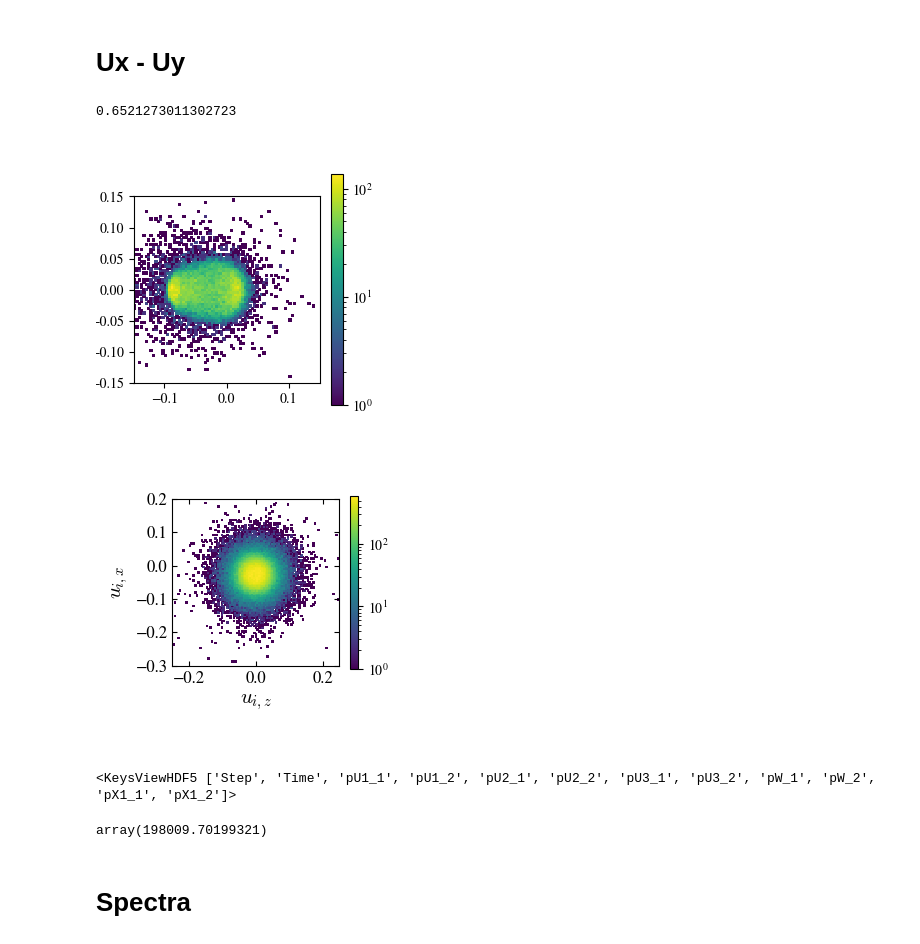
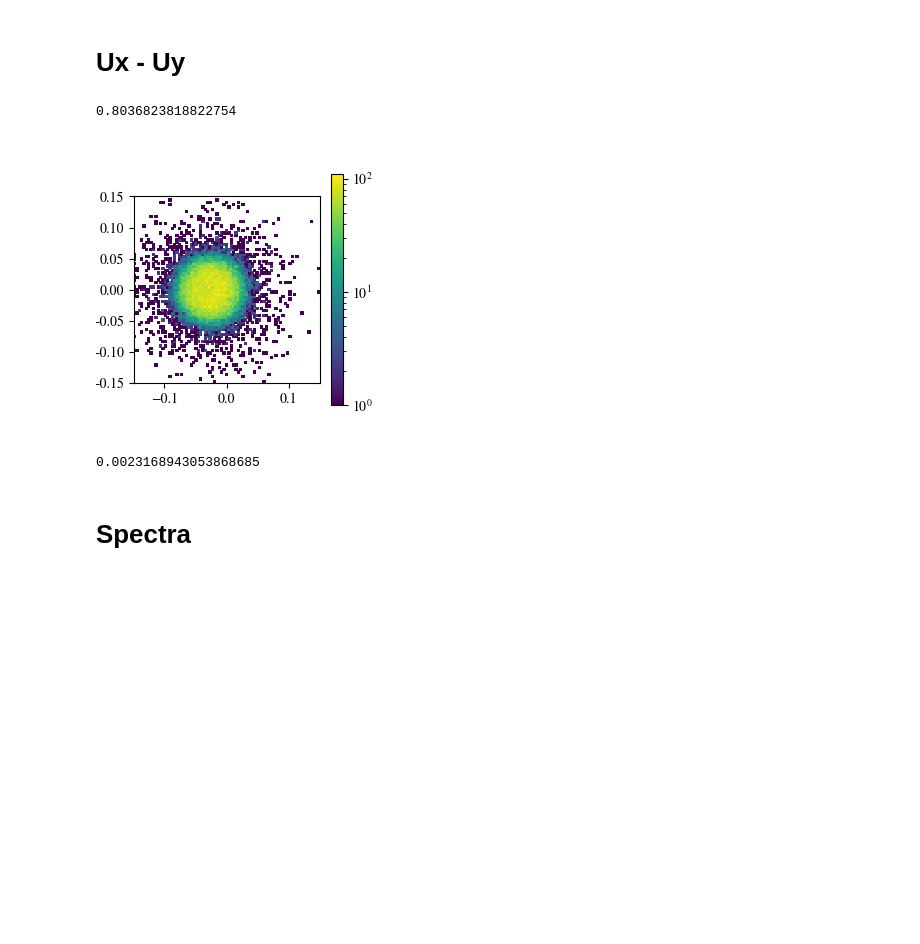
Before and after one commit to xwgong01/entity, a Jupyter notebook: FldMCP/Prtl.ipynb, the cells around one changed output. Drawn from its saved outputs; the diff is of its cells as text; code cells hidden in the pictures; blank space fills up the shorter version.

Commit message:
corrected the particle velocity reflected at right boundary

```diff
--- a/FldMCP/Prtl.ipynb
+++ b/FldMCP/Prtl.ipynb
@@ -21,7 +21,7 @@ fstick = 12
 def smooth( x, window_len=61, window='hanning', axis = -1):
     return filters.convolve1d(x, np.ones(window_len)/window_len, axis=axis)
 
-datafolder = '/travail/xgong/test_leaky/output/mi25-MA40_2'
+datafolder = '/travail/xgong/test_leaky/output/mi25-MA400'
 import re
 
 match = re.search(r'mi(\d+)', datafolder)
@@ -280,51 +280,50 @@ NameError: name 'x2' is not defined
 # Ux - Uy
 # %%
 plt.figure(figsize=(3,3))
-x = -1
+x = -2
 file = h5py.File(files[x], 'r')['Step0']
 u11 = np.array(file['pU1_1'])
 u12 = np.array(file['pU1_2'])
 u21 = np.array(file['pU2_1'])
 u22 = np.array(file['pU2_2'])
 u31 = np.array(file['pU3_1'])
 u32 = np.array(file['pU3_2'])
 x1 = np.array(file['pX1_1'])
 x2 = np.array(file['pX1_2'])
 # x2 = np.array(file['pX1_2'])
-idx = np.where((x2 > 1650) & (x2 < 1750))
+idx = np.where((x2 > 1600) & (x2 < 1800))
 plt.hist2d(u12[idx], u32[idx], bins = [np.linspace(-0.15,0.15,80),np.linspace(-0.15,0.15,80)], norm=matplotlib.colors.LogNorm())
 fig = plt.gca()
 fig.set_aspect(1)
 plt.colorbar()
 npart = idx[0].shape[0]
 nbeam = np.where(u12[idx] > -0.05)[0].shape[0]
 print(nbeam / npart)
 
-plt.figure(figsize=(3,3))
-idx = np.where((x2 > 1000) & (x2 < 1400))
-plt.hist2d(u32[idx],u12[idx], bins = [np.linspace(-0.25,0.25,100),np.linspace(-0.3,0.2,100)], norm=matplotlib.colors.LogNorm())
-fig = plt.gca()
-plt.ylabel(r"$u_{i,x}$", fontsize=15)
-plt.xlabel(r"$u_{i,z}$", fontsize=15)
-fig.set_aspect(1)
-plt.tight_layout()
-plt.colorbar(shrink=0.8)
+# plt.figure(figsize=(3,3))
+# idx = np.where((x2 > 1000) & (x2 < 1400))
+# plt.hist2d(u32[idx],u12[idx], bins = [np.linspace(-0.25,0.25,100),np.linspace(-0.3,0.2,100)], norm=matplotlib.colors.LogNorm())
+# fig = plt.gca()
+# plt.ylabel(r"$u_{i,x}$", fontsize=15)
+# plt.xlabel(r"$u_{i,z}$", fontsize=15)
+# fig.set_aspect(1)
+# plt.tight_layout()
+# plt.colorbar(shrink=0.8)
 
-plt.tick_params(which='minor', direction='in', length=3, width=0.5, colors='k', grid_color='r', grid_alpha=0.5, labelsize=fstick)
-plt.tick_params(axis='both', which='both', direction='in', top=True, right=True, labelsize=fstick)
-# plt.savefig("./plots/beam.png", dpi=500, bbox_size='tight')
+# plt.tick_params(which='minor', direction='in', length=3, width=0.5, colors='k', grid_color='r', grid_alpha=0.5, labelsize=fstick)
+# plt.tick_params(axis='both', which='both', direction='in', top=True, right=True, labelsize=fstick)
+# # plt.savefig("./plots/beam.png", dpi=500, bbox_size='tight')
 # %% [output]
-0.6521273011302723
+0.8036823818822754
-[figure, old version]
+[figure, new version]
-[figure, removed]
-# %%
-print(file.keys())
-# %% [output]
-<KeysViewHDF5 ['Step', 'Time', 'pU1_1', 'pU1_2', 'pU2_1', 'pU2_2', 'pU3_1', 'pU3_2', 'pW_1', 'pW_2', 'pX1_1', 'pX1_2']>
-# %%
-np.array(file['Time'])
-# %% [output]
-array(198009.70199321)
+# %%
+xx = np.mean((u12[idx]-np.mean(u12[idx]))**2)
+yy=  np.mean(u32[idx]**2)
+xy = np.mean((u12[idx]-np.mean(u12[idx]))*u32[idx])
+eta = np.sqrt((xx - yy)**2 + xy**2) / (xx+yy)/2
+eta
+# %% [output]
+0.0023168943053868685
 # %% [markdown]
 # Spectra
 # %%
```
Also changed, not shown: parts of 3 cells of this notebook, 3 other files.
